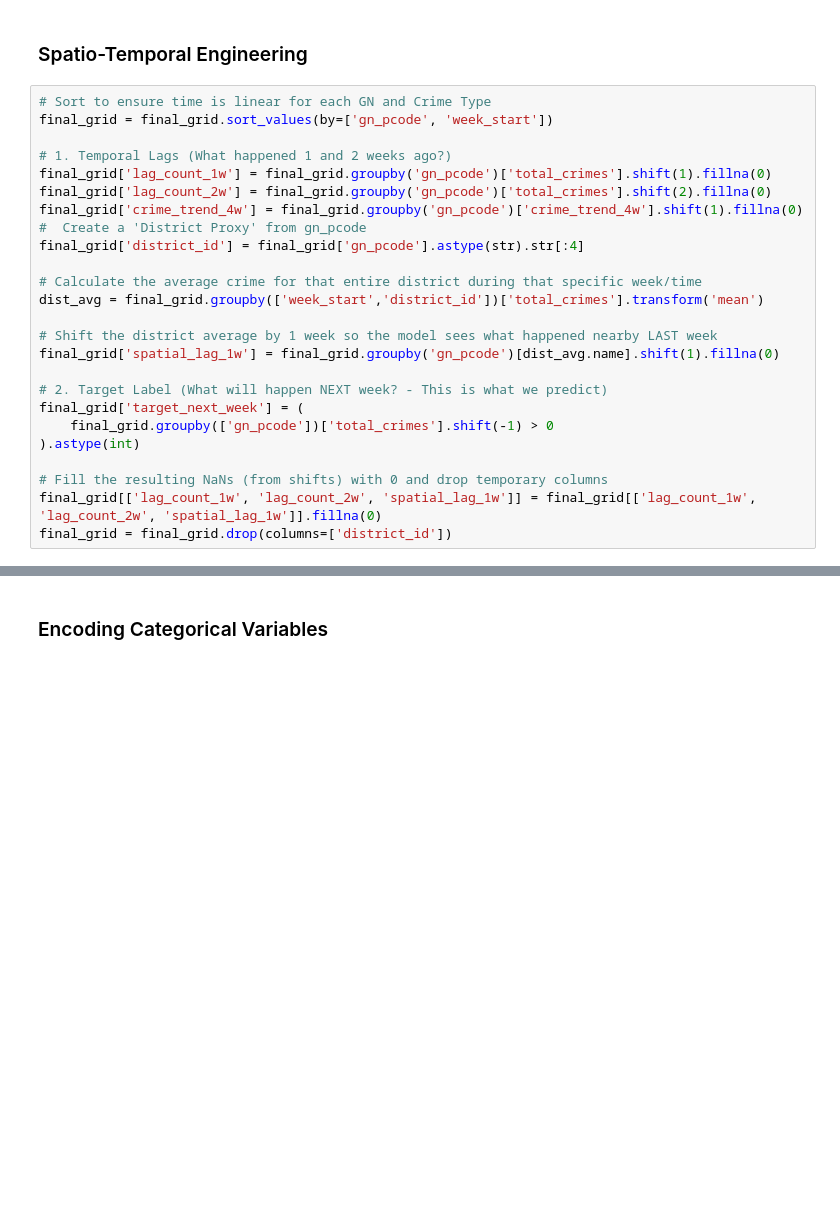
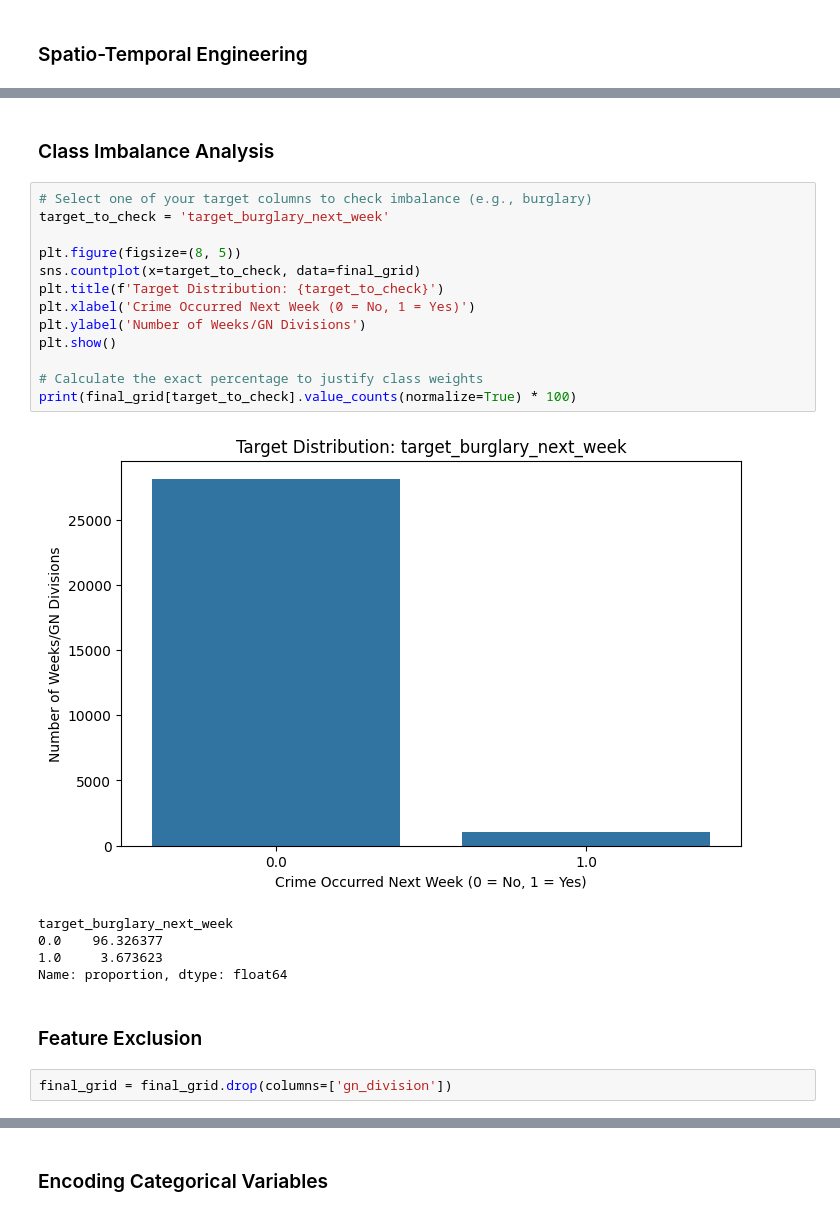
Before and after one commit to Chanthul4054/E-Policing, a Jupyter notebook: Component_1_DPP&DC.ipynb, the cells around one changed output, grey strips where cells are left out. Cells and saved outputs as stored; diff of their text form; blank space fills up the shorter version.

```diff
--- a/Component_1_DPP&DC.ipynb
+++ b/Component_1_DPP&DC.ipynb
@@ -280,27 +409,2 @@ Shows if crime frequency actually changes over time
 # %% [markdown]
 ### Spatio-Temporal Engineering
-# %%
-# Sort to ensure time is linear for each GN and Crime Type
-final_grid = final_grid.sort_values(by=['gn_pcode', 'week_start'])
-
-# 1. Temporal Lags (What happened 1 and 2 weeks ago?)
-final_grid['lag_count_1w'] = final_grid.groupby('gn_pcode')['total_crimes'].shift(1).fillna(0)
-final_grid['lag_count_2w'] = final_grid.groupby('gn_pcode')['total_crimes'].shift(2).fillna(0)
-final_grid['crime_trend_4w'] = final_grid.groupby('gn_pcode')['crime_trend_4w'].shift(1).fillna(0)
-#  Create a 'District Proxy' from gn_pcode
-final_grid['district_id'] = final_grid['gn_pcode'].astype(str).str[:4]
-
-# Calculate the average crime for that entire district during that specific week/time
-dist_avg = final_grid.groupby(['week_start','district_id'])['total_crimes'].transform('mean')
-
-# Shift the district average by 1 week so the model sees what happened nearby LAST week
-final_grid['spatial_lag_1w'] = final_grid.groupby('gn_pcode')[dist_avg.name].shift(1).fillna(0)
-
-# 2. Target Label (What will happen NEXT week? - This is what we predict)
-final_grid['target_next_week'] = (
-    final_grid.groupby(['gn_pcode'])['total_crimes'].shift(-1) > 0
-).astype(int)
-
-# Fill the resulting NaNs (from shifts) with 0 and drop temporary columns
-final_grid[['lag_count_1w', 'lag_count_2w', 'spatial_lag_1w']] = final_grid[['lag_count_1w', 'lag_count_2w', 'spatial_lag_1w']].fillna(0)
-final_grid = final_grid.drop(columns=['district_id'])
@@ -306,0 +458,25 @@ final_grid = final_grid.drop(columns=['district_id'])
+# %% [markdown]
+### Class Imbalance Analysis
+# %%
+# Select one of your target columns to check imbalance (e.g., burglary)
+target_to_check = 'target_burglary_next_week'
+
+plt.figure(figsize=(8, 5))
+sns.countplot(x=target_to_check, data=final_grid)
+plt.title(f'Target Distribution: {target_to_check}')
+plt.xlabel('Crime Occurred Next Week (0 = No, 1 = Yes)')
+plt.ylabel('Number of Weeks/GN Divisions')
+plt.show()
+
+# Calculate the exact percentage to justify class weights
+print(final_grid[target_to_check].value_counts(normalize=True) * 100)
+# %% [output]
+[figure, added]
+target_burglary_next_week
+0.0    96.326377
+1.0     3.673623
+Name: proportion, dtype: float64
+# %% [markdown]
+### Feature Exclusion
+# %%
+final_grid = final_grid.drop(columns=['gn_division'])
```
Also changed, not shown: parts of 60 cells of this notebook.
